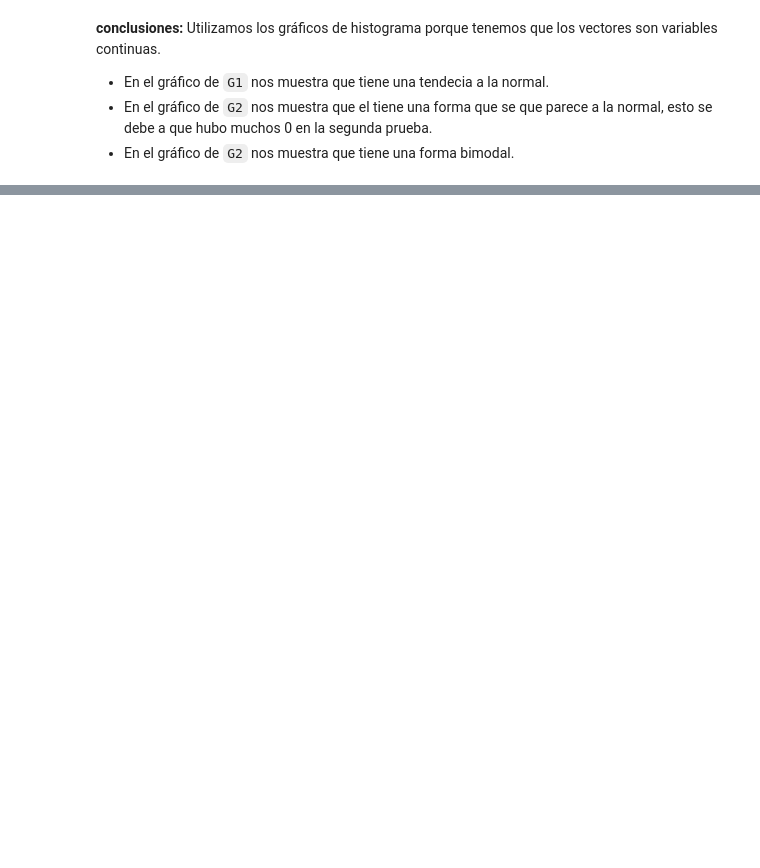
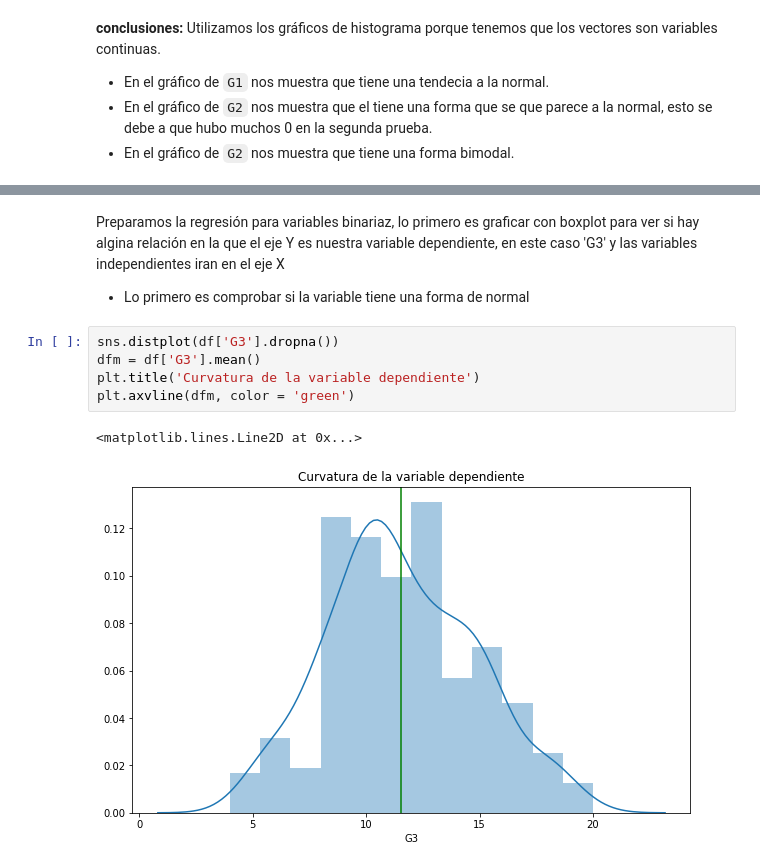
Before and after one commit to lporras/prueba-fundamentos-data-science, a Jupyter notebook: Desafio 2 Rendimiento escolar.ipynb, the cells around one changed output, grey strips where cells are left out. Saved outputs shown, nothing was run; the diff lists cells and outputs as text; blank space fills up the shorter version.

```diff
--- a/Desafio 2 Rendimiento escolar.ipynb
+++ b/Desafio 2 Rendimiento escolar.ipynb
@@ -388,0 +726,11 @@ df_escolar.loc[1:5,['Mjob', 'Fjob', 'reason', 'guardian']]
+# %% [markdown]
+Preparamos la regresión para variables binariaz, lo primero es graficar con boxplot para ver si hay algina relación en la que el eje Y es nuestra variable dependiente, en este caso 'G3' y las variables independientes iran en el eje X
+* Lo primero es comprobar si la variable tiene una forma de normal
+# %%
+sns.distplot(df['G3'].dropna())
+dfm = df['G3'].mean()
+plt.title('Curvatura de la variable dependiente')
+plt.axvline(dfm, color = 'green')
+# %% [output]
+<matplotlib.lines.Line2D at 0x...>
+[figure, added]
```
Also changed, not shown: parts of 96 cells of this notebook, 1 other file.
